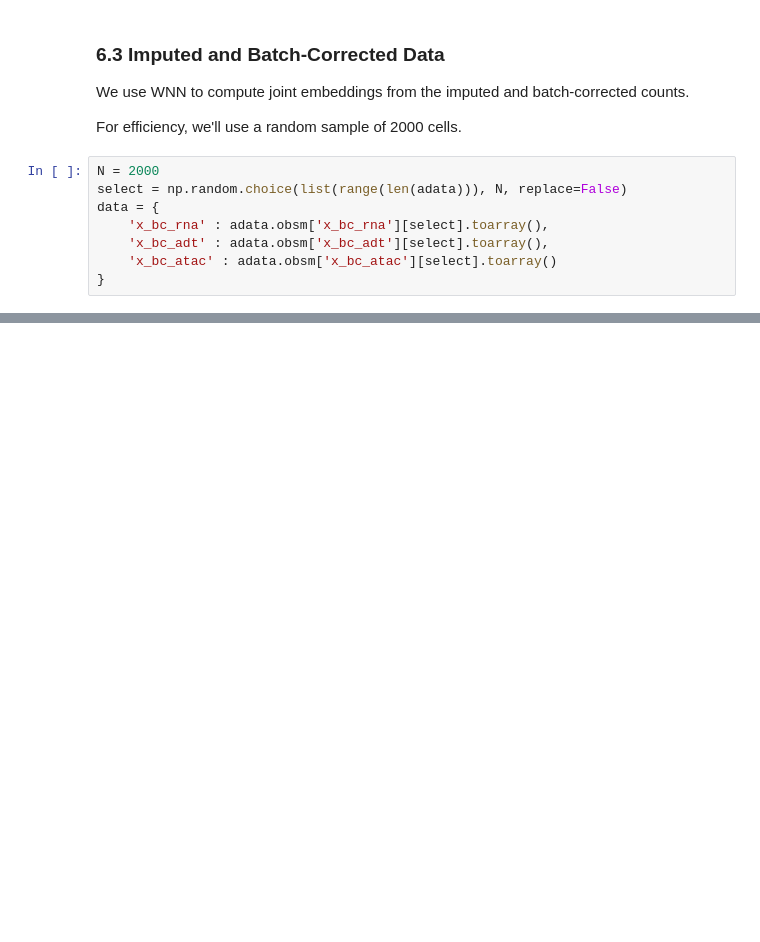
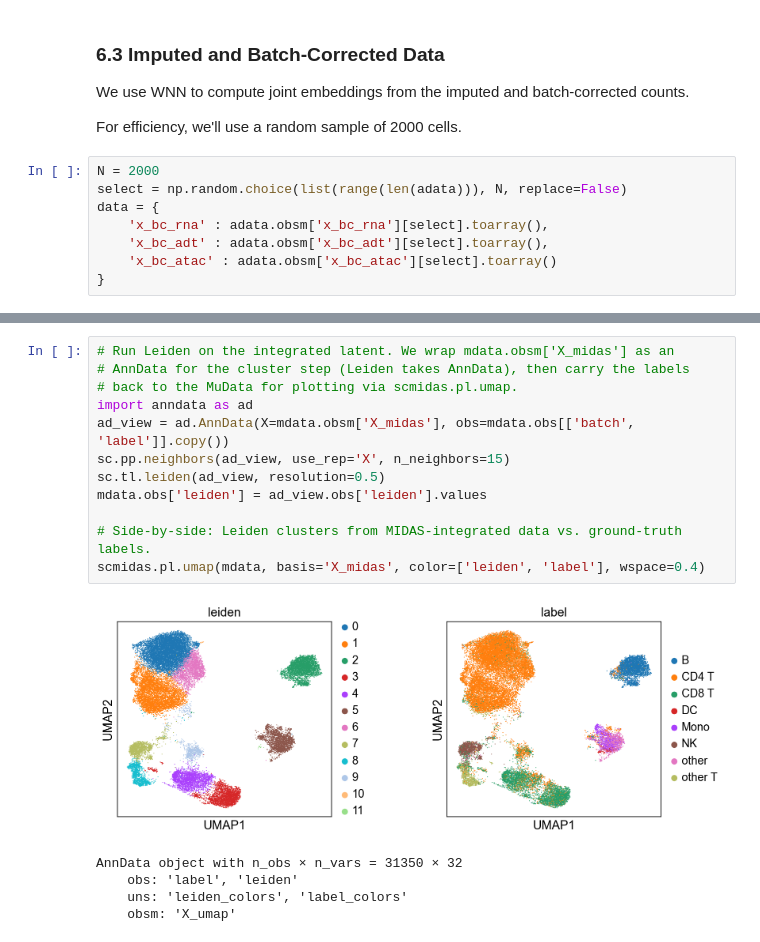
Before and after one commit to labomics/midas, a Jupyter notebook: docs/source/tutorials/basics/demo3.ipynb, the cells around one changed output, grey strips where cells are left out. Cells and saved outputs as stored; diff of their text form; blank space fills up the shorter version.

```diff
--- a/docs/source/tutorials/basics/demo3.ipynb
+++ b/docs/source/tutorials/basics/demo3.ipynb
@@ -224,0 +277,18 @@ for name, temp_dir in temp_dirs.items():
+# %%
+# Run Leiden on the integrated latent. We wrap mdata.obsm['X_midas'] as an
+# AnnData for the cluster step (Leiden takes AnnData), then carry the labels
+# back to the MuData for plotting via scmidas.pl.umap.
+import anndata as ad
+ad_view = ad.AnnData(X=mdata.obsm['X_midas'], obs=mdata.obs[['batch', 'label']].copy())
+sc.pp.neighbors(ad_view, use_rep='X', n_neighbors=15)
+sc.tl.leiden(ad_view, resolution=0.5)
+mdata.obs['leiden'] = ad_view.obs['leiden'].values
+
+# Side-by-side: Leiden clusters from MIDAS-integrated data vs. ground-truth labels.
+scmidas.pl.umap(mdata, basis='X_midas', color=['leiden', 'label'], wspace=0.4)
+# %% [output]
+[figure, added]
+AnnData object with n_obs × n_vars = 31350 × 32
+    obs: 'label', 'leiden'
+    uns: 'leiden_colors', 'label_colors'
+    obsm: 'X_umap'
```
Also changed, not shown: parts of 14 cells of this notebook, 15 other files.
